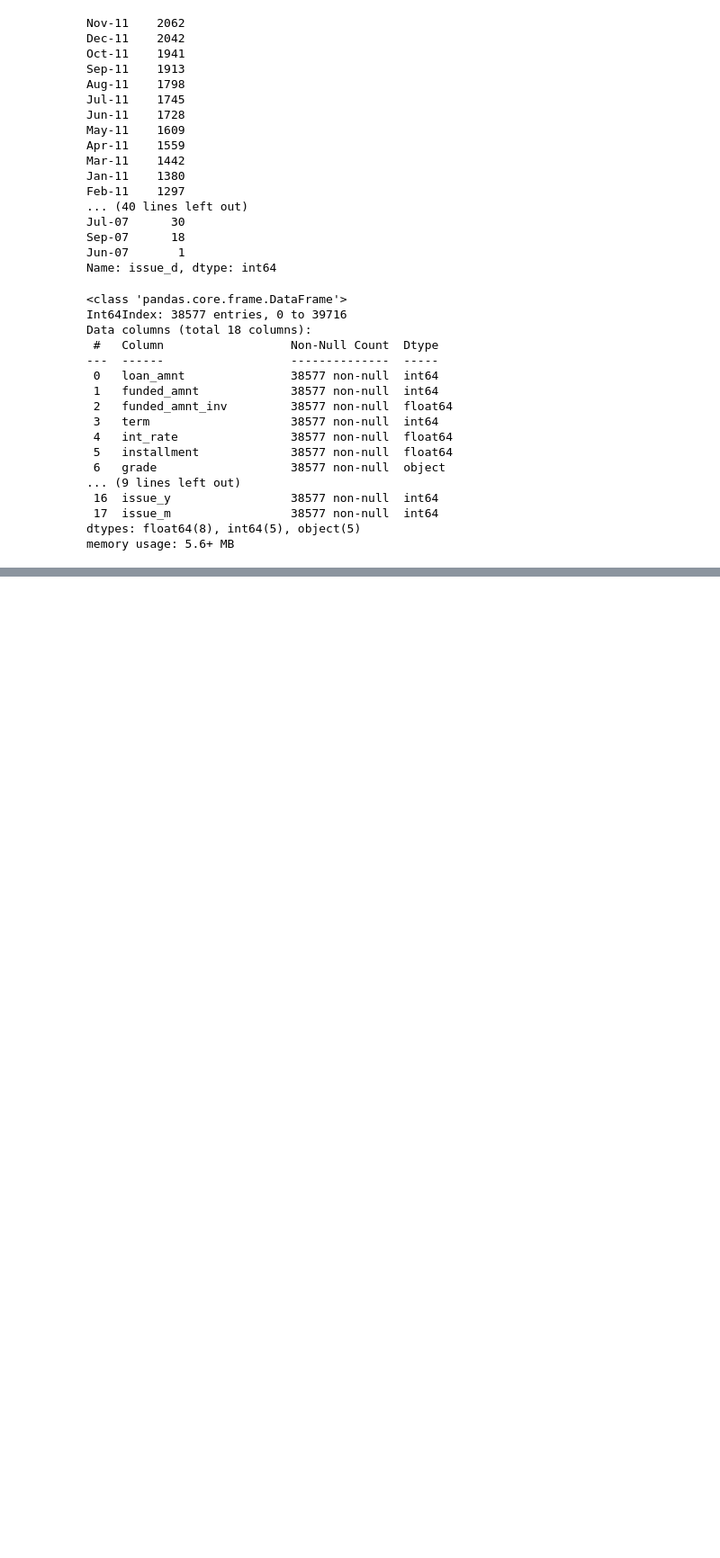
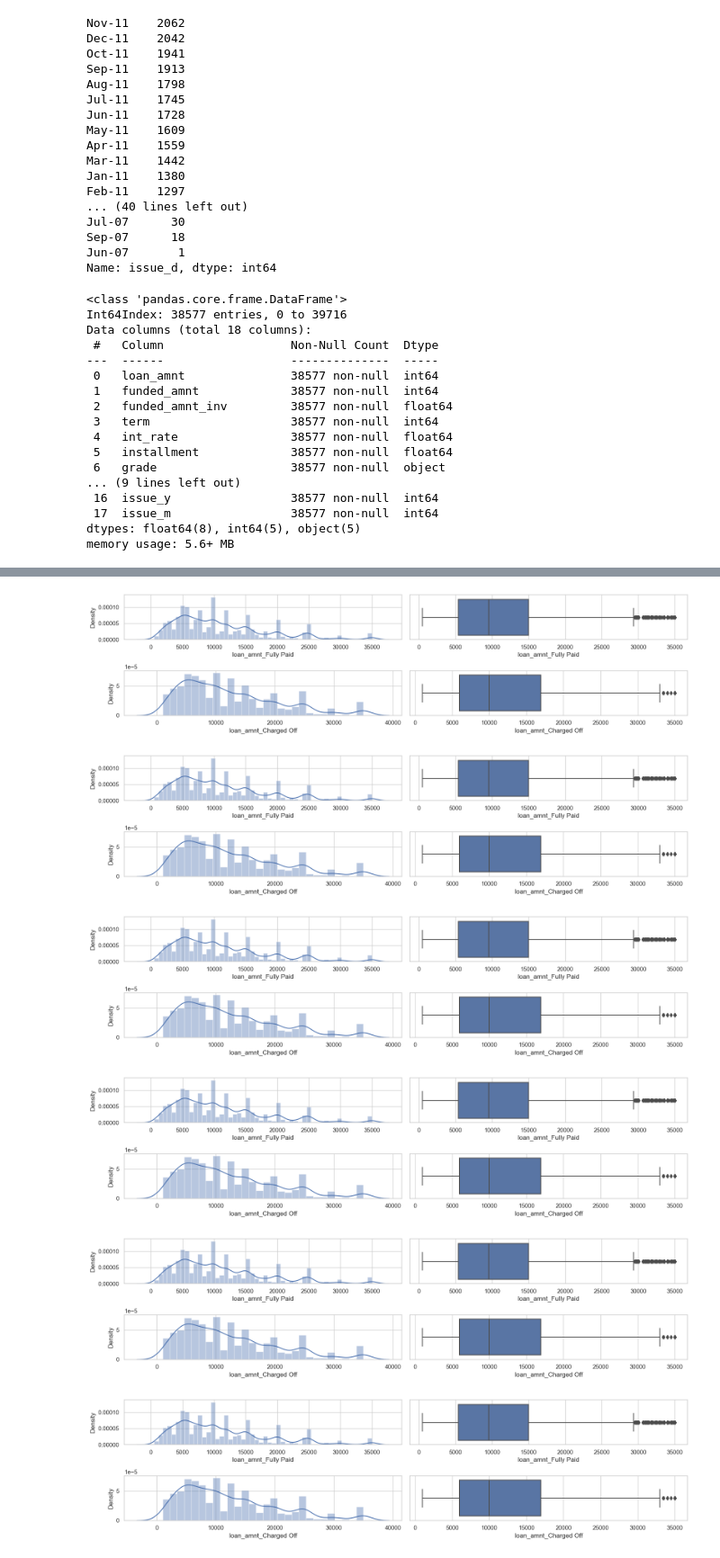
Before and after one commit to cuonghv0298/LendingClubCaseStudy, a Jupyter notebook: eda.ipynb, the cells around one changed output, grey strips where cells are left out. Shown at 90% size. Cells and saved outputs as stored; diff of their text form; code cells hidden in the pictures; blank space fills up the shorter version.

```diff
--- a/eda.ipynb
+++ b/eda.ipynb
@@ -358,0 +441,27 @@ memory usage: 5.6+ MB
+# %%
+def univariate_analysis1(df, column):
+    df1= df[df['loan_status']=='Fully Paid']
+    df2 = df[df['loan_status']=='Charged Off']
+    _, p = plt.subplots(2,2, figsize=(16, 4))
+    sns.distplot(df1.loc[df1[column].notnull(), column], kde=True, hist=True, ax=p[0][0])
+    sns.boxplot(x=column, data=df1, ax=p[0][1])
+    sns.distplot(df2.loc[df2[column].notnull(), column], kde=True, hist=True, ax=p[1][0])
+    sns.boxplot(x=column, data=df2, ax=p[1][1])
+    p[0][0].set_xlabel(f'{column}_Fully Paid')
+    p[0][1].set_xlabel(f'{column}_Fully Paid')
+    p[1][0].set_xlabel(f'{column}_Charged Off')
+    p[1][1].set_xlabel(f'{column}_Charged Off')
+    plt.tight_layout()
+    plt.show()
+# %%
+ana_boxplot_columns = ['loan_amnt', 'funded_amnt', 'funded_amnt_inv',
+               'int_rate', 'installment', 'annual_inc', 'dti']
+for c in ana_boxplot_columns:
+    univariate_analysis1(df, 'loan_amnt')
+# %% [output]
+[figure, added]
+[figure, added]
+[figure, added]
+[figure, added]
+[figure, added]
+[figure, added]
```
Also changed, not shown: parts of 11 cells of this notebook.
